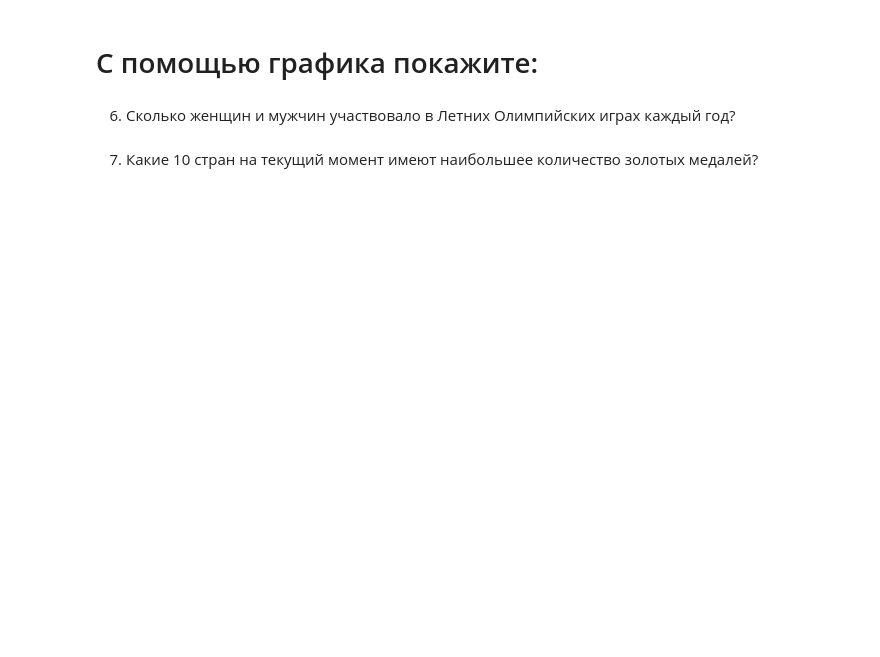
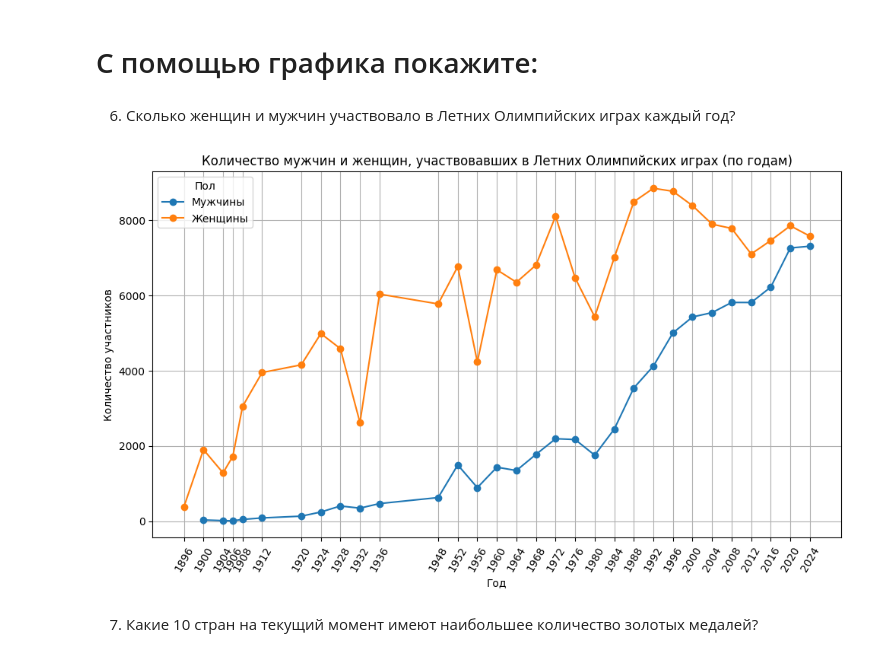
Before and after one commit to sdvaanyaa/ML, a Jupyter notebook: Lab1_1 .ipynb, the cells around one changed output. Cells and saved outputs as stored; diff of their text form; code cells hidden in the pictures; blank space fills up the shorter version.

```diff
--- a/Lab1_1 .ipynb
+++ b/Lab1_1 .ipynb
@@ -51,0 +214,3 @@ import pandas as pd
+# %%
+df = pd.read_csv('olympics_dataset.csv')
+df.head()
@@ -64,4 +282,23 @@ import pandas as pd
 # %% [markdown]
 6. Сколько женщин и мужчин участвовало в Летних Олимпийских играх каждый год?
+# %%
+summer_olympics = df[df['Season'] == 'Summer']
+
+participants_by_gender = summer_olympics.groupby(['Year', 'Sex']).size().unstack()
+
+plt.figure(figsize=(10, 6))
+participants_by_gender.plot(kind='line', marker='o', ax=plt.gca())
+
+plt.title('Количество мужчин и женщин, участвовавших в Летних Олимпийских играх (по годам)')
+plt.xlabel('Год')
+plt.ylabel('Количество участников')
+plt.legend(title='Пол', labels=['Мужчины', 'Женщины'])
+plt.grid(True)
+plt.xticks(participants_by_gender.index, rotation=60)
+
+plt.tight_layout()
+plt.show()
+# %% [output]
+[figure, added]
 # %% [markdown]
 7. Какие 10 стран на текущий момент имеют наибольшее количество золотых медалей?
```
Also changed, not shown: parts of 24 cells of this notebook.
